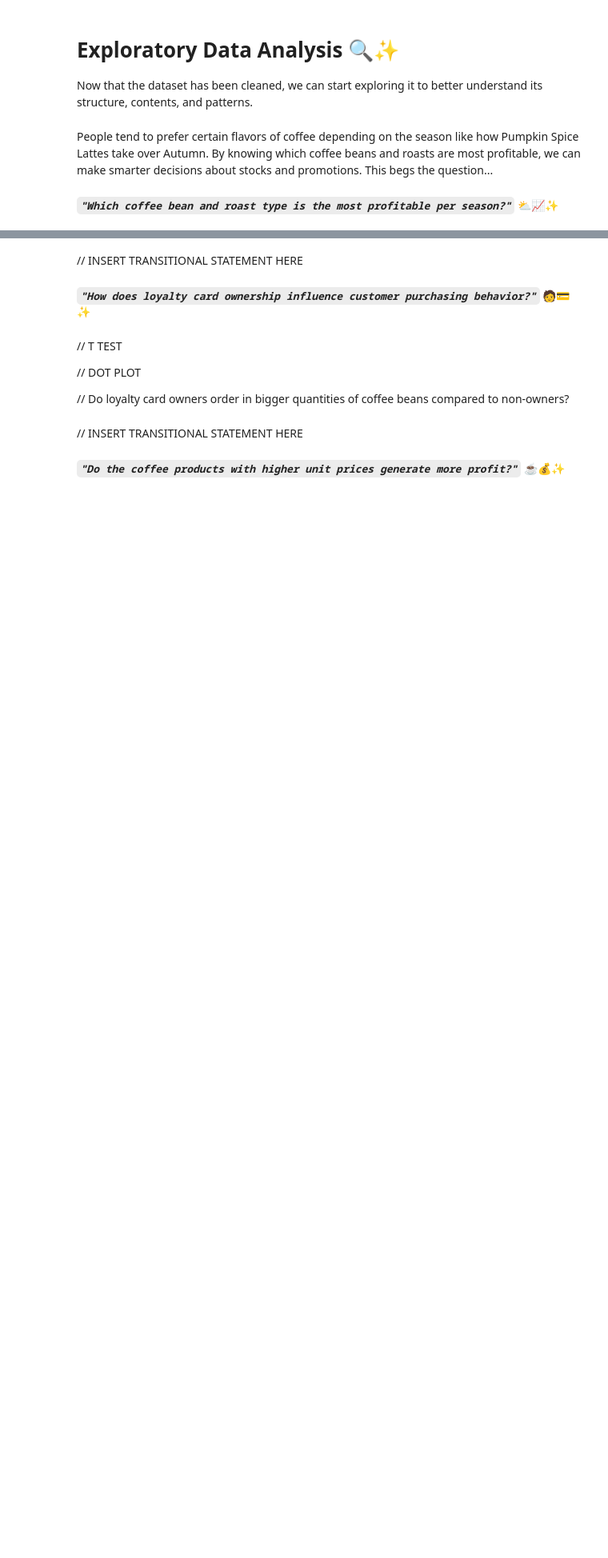
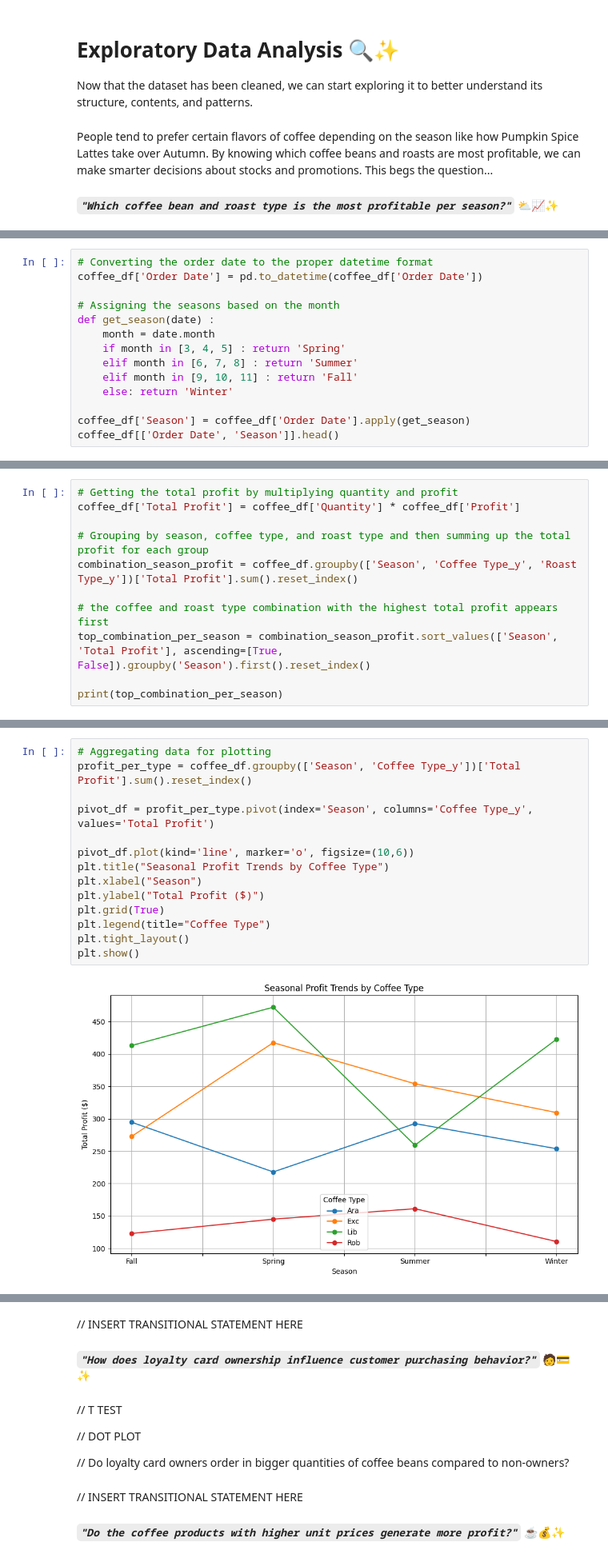
Before and after one commit to Emman-28/CSMODEL-MP, a Jupyter notebook: CSMODEL MP(Marble).ipynb, the cells around one changed output, grey strips where cells are left out. Shown: that part at 80% size. Saved outputs shown, nothing was run; the diff lists cells and outputs as text; blank space fills up the shorter version.

```diff
--- a/CSMODEL MP(Marble).ipynb
+++ b/CSMODEL MP(Marble).ipynb
@@ -194,0 +218,14 @@ People tend to prefer certain flavors of coffee depending on the season like how
+# %%
+# Converting the order date to the proper datetime format
+coffee_df['Order Date'] = pd.to_datetime(coffee_df['Order Date'])
+
+# Assigning the seasons based on the month
+def get_season(date) :
+    month = date.month
+    if month in [3, 4, 5] : return 'Spring'
+    elif month in [6, 7, 8] : return 'Summer'
+    elif month in [9, 10, 11] : return 'Fall'
+    else: return 'Winter'
+
+coffee_df['Season'] = coffee_df['Order Date'].apply(get_season)
+coffee_df[['Order Date', 'Season']].head()
@@ -194,0 +332,11 @@ People tend to prefer certain flavors of coffee depending on the season like how
+# %%
+# Getting the total profit by multiplying quantity and profit
+coffee_df['Total Profit'] = coffee_df['Quantity'] * coffee_df['Profit']
+
+# Grouping by season, coffee type, and roast type and then summing up the total profit for each group
+combination_season_profit = coffee_df.groupby(['Season', 'Coffee Type_y', 'Roast Type_y'])['Total Profit'].sum().reset_index()
+
+# the coffee and roast type combination with the highest total profit appears first
+top_combination_per_season = combination_season_profit.sort_values(['Season', 'Total Profit'], ascending=[True, False]).groupby('Season').first().reset_index()
+
+print(top_combination_per_season)
@@ -194,0 +379,16 @@ People tend to prefer certain flavors of coffee depending on the season like how
+# %%
+# Aggregating data for plotting
+profit_per_type = coffee_df.groupby(['Season', 'Coffee Type_y'])['Total Profit'].sum().reset_index()
+
+pivot_df = profit_per_type.pivot(index='Season', columns='Coffee Type_y', values='Total Profit')
+
+pivot_df.plot(kind='line', marker='o', figsize=(10,6))
+plt.title("Seasonal Profit Trends by Coffee Type")
+plt.xlabel("Season")
+plt.ylabel("Total Profit ($)")
+plt.grid(True)
+plt.legend(title="Coffee Type")
+plt.tight_layout()
+plt.show()
+# %% [output]
+[figure, added]
```
Also changed, not shown: parts of 29 cells of this notebook.
